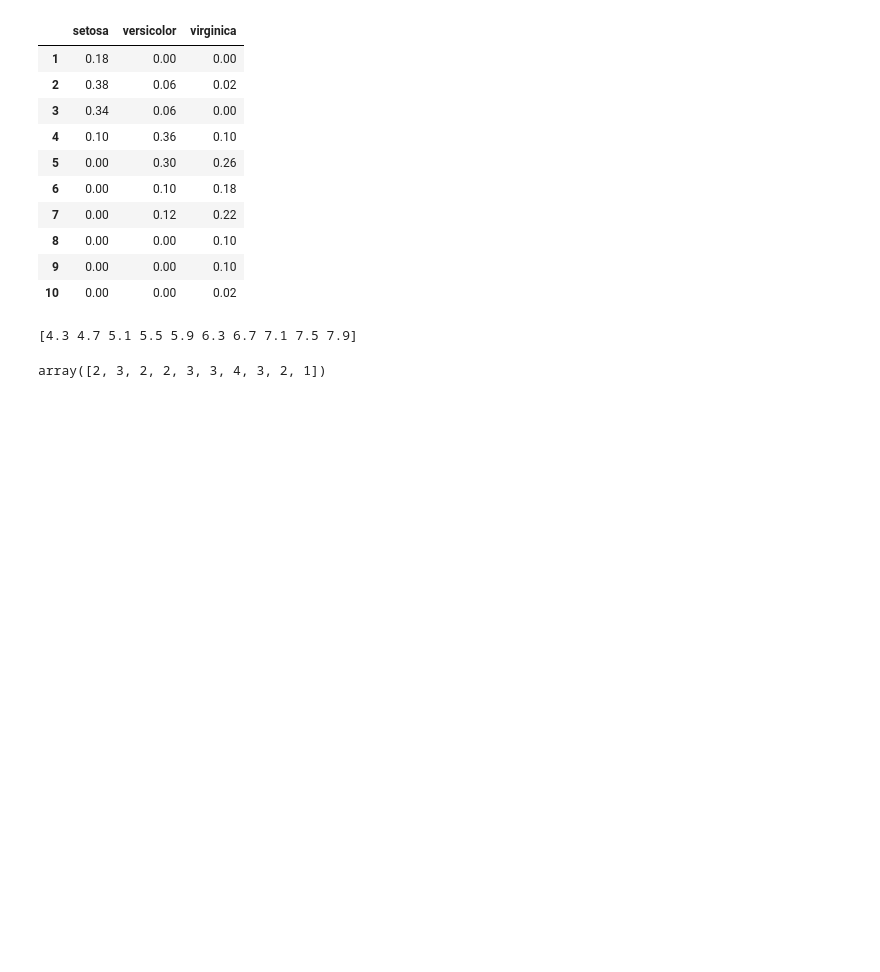
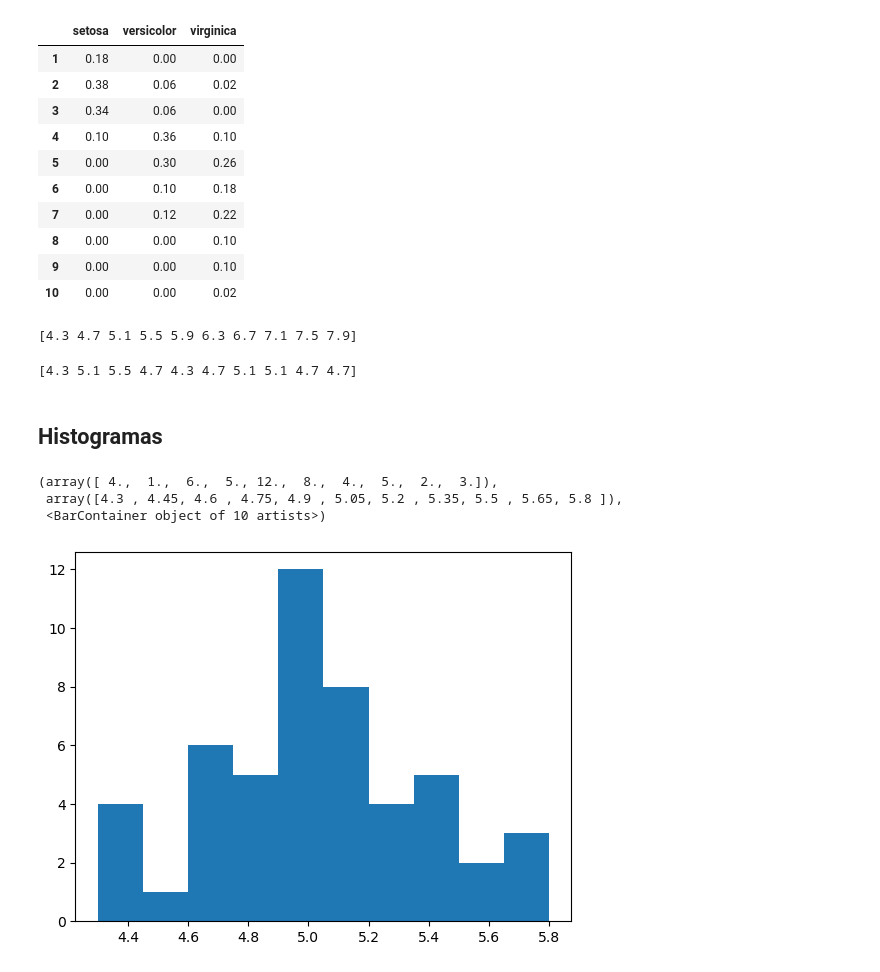
Before and after one commit to matiasmolinolo/iag-2023, a Jupyter notebook: notebooks_clase_1/IAG_2_t.ipynb, the cells around one changed output. Cells and saved outputs as stored; diff of their text form; code cells hidden in the pictures; blank space fills up the shorter version.

Commit message:
Tennis and iris histograms

```diff
--- a/notebooks_clase_1/IAG_2_t.ipynb
+++ b/notebooks_clase_1/IAG_2_t.ipynb
@@ -203,6 +202,19 @@ print(bins)
 # %% [output]
 [4.3 4.7 5.1 5.5 5.9 6.3 6.7 7.1 7.5 7.9]
 # %%
-np.random.choice(xvalues, size=10, p=p_x_y["setosa"])
+sampled_indices = np.random.choice(xvalues, size=10, p=p_x_y["setosa"])
+sampled_values = bins[sampled_indices - 1]
+print(sampled_values)
 # %% [output]
-array([2, 3, 2, 2, 3, 3, 4, 3, 2, 1])
+[4.3 5.1 5.5 4.7 4.3 4.7 5.1 5.1 4.7 4.7]
+# %% [markdown]
+## Histogramas
+# %%
+setosa = iris.data[:50]
+setosa_sepal_length = setosa[:, 0]
+plt.hist(setosa_sepal_length)
+# %% [output]
+(array([ 4.,  1.,  6.,  5., 12.,  8.,  4.,  5.,  2.,  3.]),
+ array([4.3 , 4.45, 4.6 , 4.75, 4.9 , 5.05, 5.2 , 5.35, 5.5 , 5.65, 5.8 ]),
+ <BarContainer object of 10 artists>)
+[figure, added]
```
Also changed, not shown: parts of 5 cells of this notebook, 1 other file.
